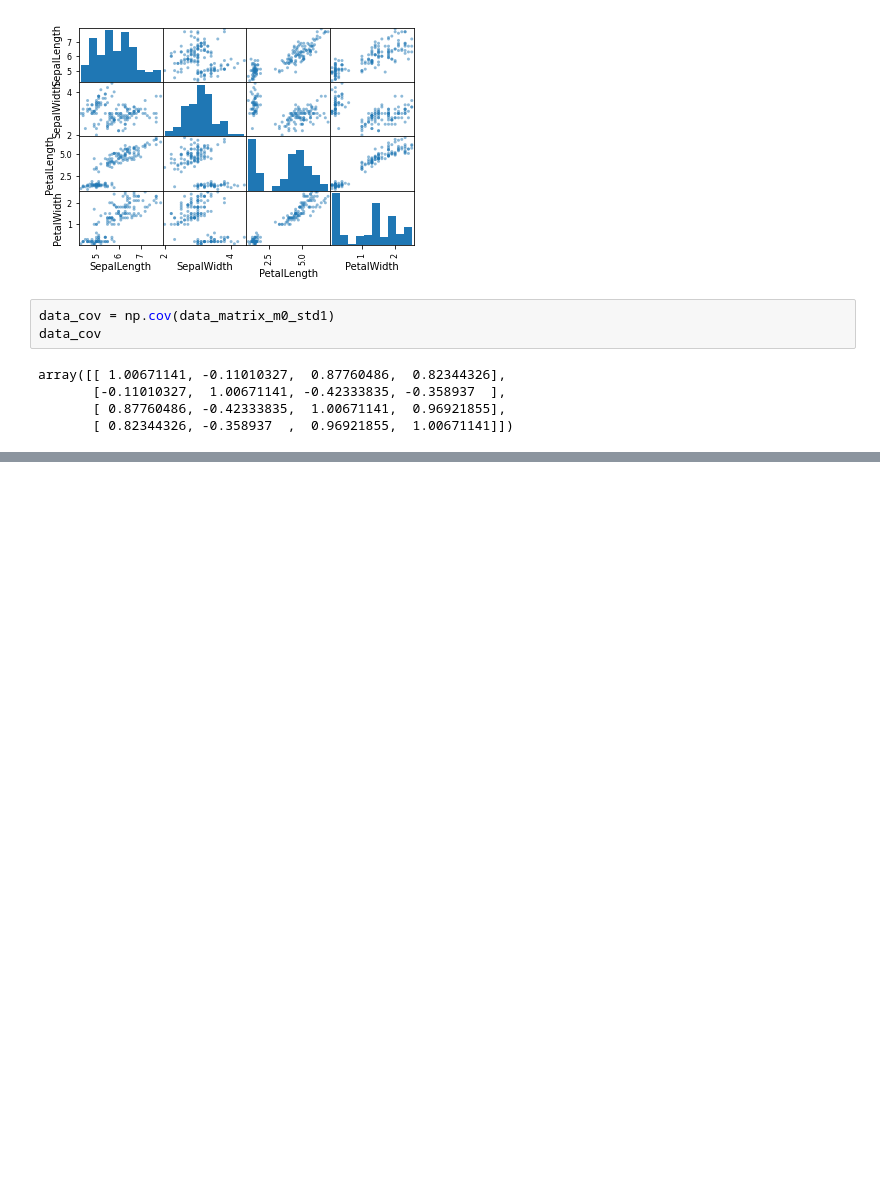
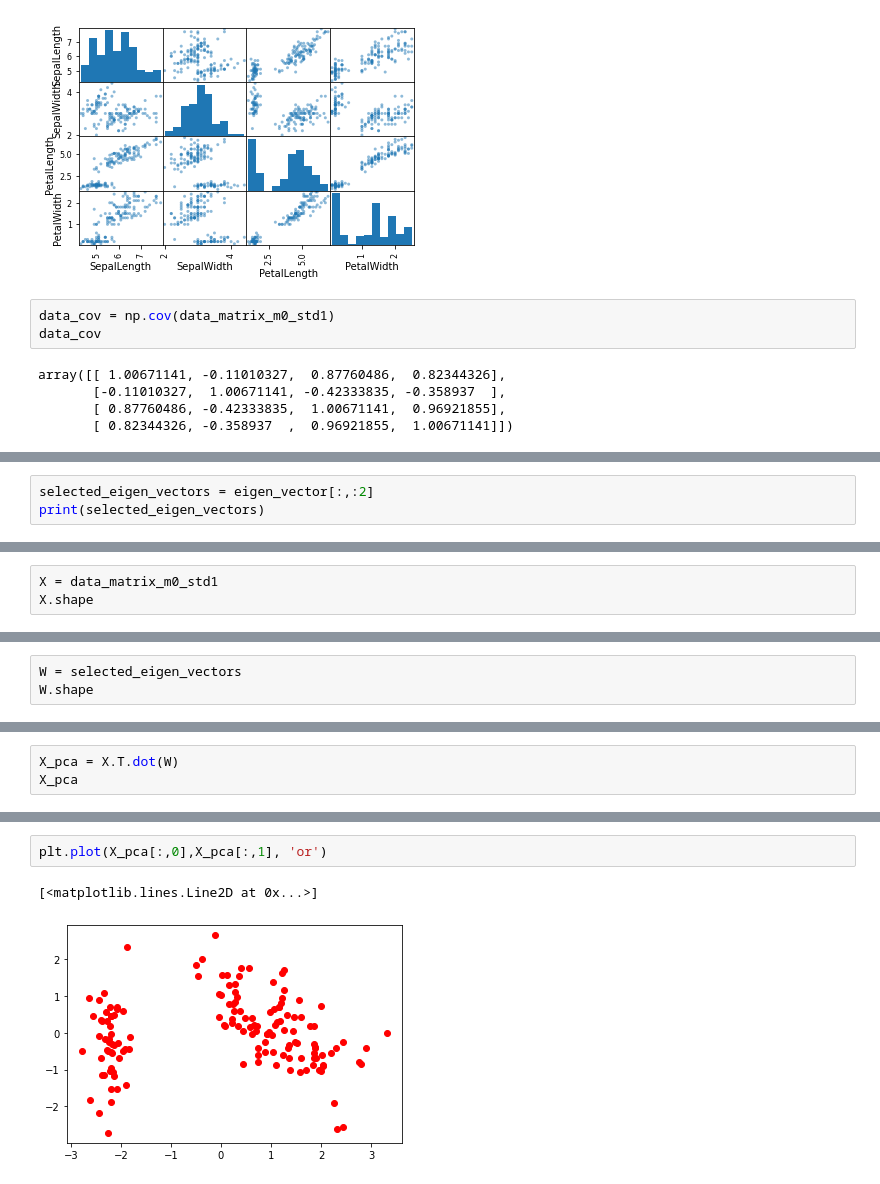
Before and after one commit to Benza1611/Multivariate, a Jupyter notebook: Chapter_3_PCA.ipynb, the cells around one changed output, grey strips where cells are left out. Drawn from its saved outputs; the diff is of its cells as text; blank space fills up the shorter version.

```diff
--- a/Chapter_3_PCA.ipynb
+++ b/Chapter_3_PCA.ipynb
@@ -254,0 +327,3 @@ array([[ 1.00671141, -0.11010327,  0.87760486,  0.82344326],
+# %%
+selected_eigen_vectors = eigen_vector[:,:2]
+print(selected_eigen_vectors)
@@ -254,0 +339,3 @@ array([[ 1.00671141, -0.11010327,  0.87760486,  0.82344326],
+# %%
+X = data_matrix_m0_std1
+X.shape
@@ -254,0 +344,3 @@ array([[ 1.00671141, -0.11010327,  0.87760486,  0.82344326],
+# %%
+W = selected_eigen_vectors
+W.shape
@@ -254,0 +349,3 @@ array([[ 1.00671141, -0.11010327,  0.87760486,  0.82344326],
+# %%
+X_pca = X.T.dot(W)
+X_pca
@@ -254,0 +370,5 @@ array([[ 1.00671141, -0.11010327,  0.87760486,  0.82344326],
+# %%
+plt.plot(X_pca[:,0],X_pca[:,1], 'or')
+# %% [output]
+[<matplotlib.lines.Line2D at 0x...>]
+[figure, added]
```
Also changed, not shown: parts of 28 cells of this notebook.
